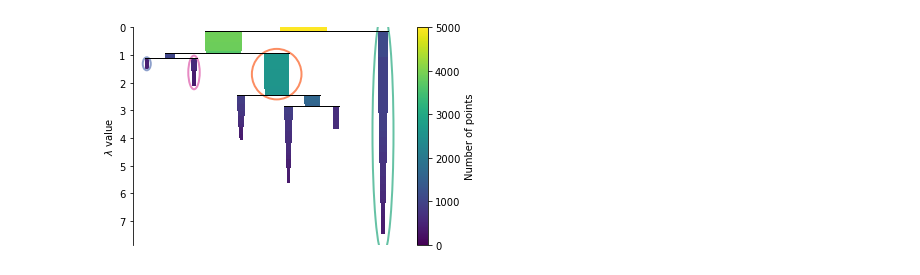
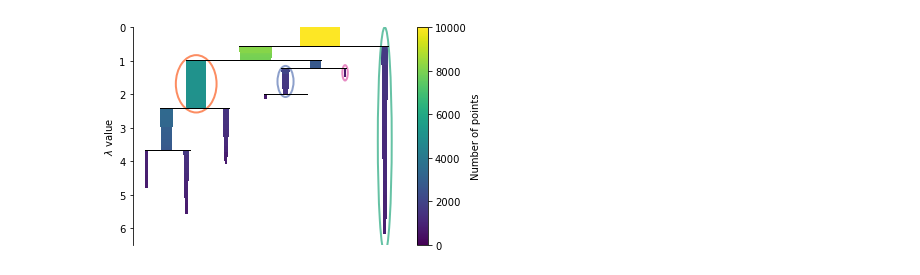
Before and after one commit to BiCroLab/WSI-analysis, a Jupyter notebook: SG/pipeline/ipynb/intensity.data2cluster.ipynb, the cells around one changed output. Cells and saved outputs as stored; diff of their text form; code cells hidden in the pictures.

```diff
--- a/SG/pipeline/ipynb/intensity.data2cluster.ipynb
+++ b/SG/pipeline/ipynb/intensity.data2cluster.ipynb
@@ -73,22 +73,23 @@ def cluster_nuclei_intensity(filename,df,n_neighbors,threshold_q,auto_open,plot_
         # fig.write_image(filename+'.low_curvature_clusters.intensity.png')
     return df
 # %%
-sample_size = 50000 # set to 0 if the entire sample is considered
+sample_size = 100000 # set to 0 if the entire sample is considered
 n_neighbors = 100   # NNN in the curvature calculation
 threshold_q = 0.1   # the quantile defining the low-curvature sector
 auto_open = True    # switch to open or not html figures in new tab
 plot_switch = True  # switch to generate or not html figures
 
-for filename in glob.glob(r'../data_intensity/pkl/id_52.measurements.covd.pkl')[:1]:    # pkl file
+#for filename in glob.glob(r'../data_intensity/pkl/id_52.measurements.covd.pkl')[:1]:    # pkl file
+for filename in glob.glob(r'../pkl/id_52.measurements.covd.pkl')[:1]:    # pkl file
     df = pd.read_pickle(filename)
     if sample_size > 0 and sample_size < df.shape[0]:
         df = df.sample(n=sample_size)
 
     df = cluster_nuclei_intensity(filename,df,
                              n_neighbors=n_neighbors,
                              threshold_q=threshold_q,
                              auto_open=auto_open,
                              plot_switch=plot_switch)
 # %% [output]
-[figure, old version]
+[figure, new version]
 # %%
```
Also changed, not shown: parts of 14 cells of this notebook.
